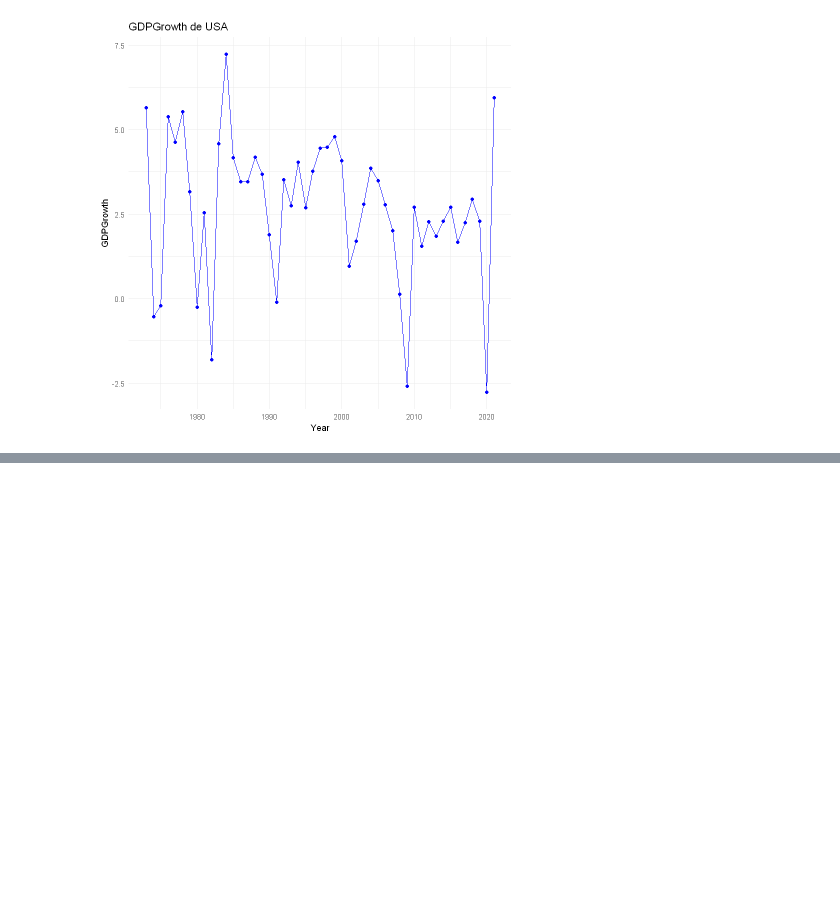
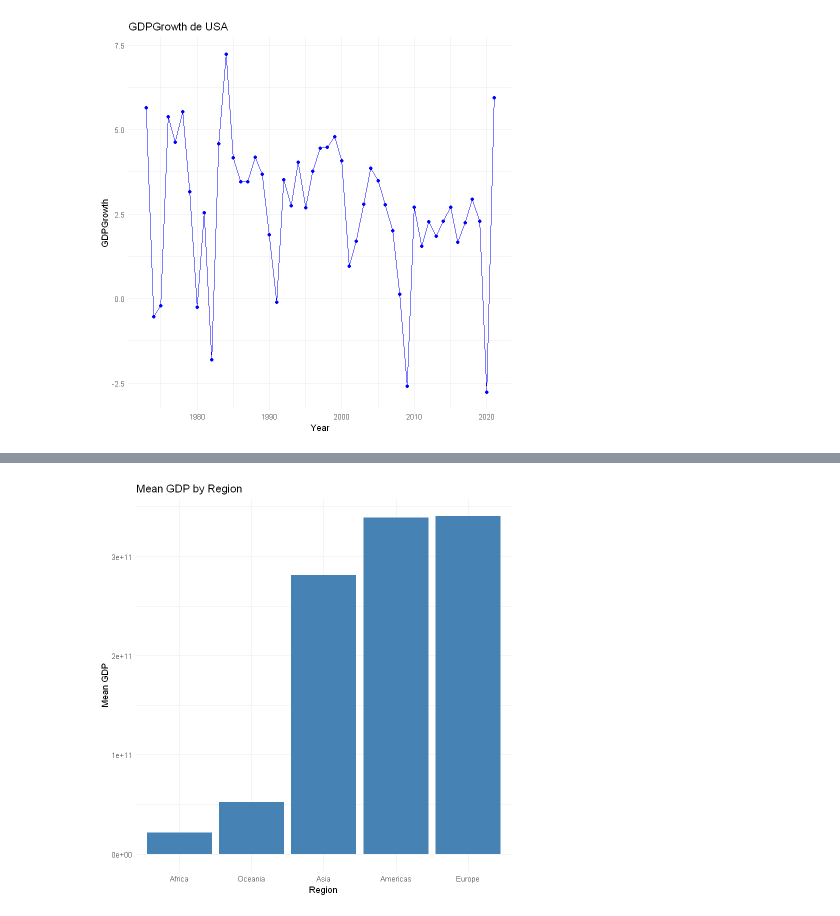
Before and after one commit to sergiollul/AB_AdvanceProgramming_DataScience, a Jupyter notebook: AB_Notebook_R.ipynb, the cells around one changed output, grey strips where cells are left out. Drawn from its saved outputs; the diff is of its cells as text; code cells hidden in the pictures; blank space fills up the shorter version.

```diff
--- a/AB_Notebook_R.ipynb
+++ b/AB_Notebook_R.ipynb
@@ -532,0 +533,5 @@ ggplot(data = usa_GDPGrowth, aes(x = Year, y = GDPGrowth)) +
+# %%
+df_group_region_GDP <- df %>% group_by(Region) %>%
+    summarise(mean_GDP = mean(GDP, na.rm = TRUE))
+
+df_group_region_GDP
@@ -532,0 +547,10 @@ ggplot(data = usa_GDPGrowth, aes(x = Year, y = GDPGrowth)) +
+# %%
+ggplot(df_group_region_GDP, aes(x = reorder(Region, mean_GDP), y = mean_GDP)) +
+  geom_bar(stat = "identity", fill = "steelblue") +
+  labs(title = "Mean GDP by Region",
+       x = "Region",
+       y = "Mean GDP") +
+  theme_minimal()
+  # coord_flip()  # Flips the axes for better readability
+# %% [output]
+[figure, added]
```
Also changed, not shown: parts of 42 cells of this notebook.
